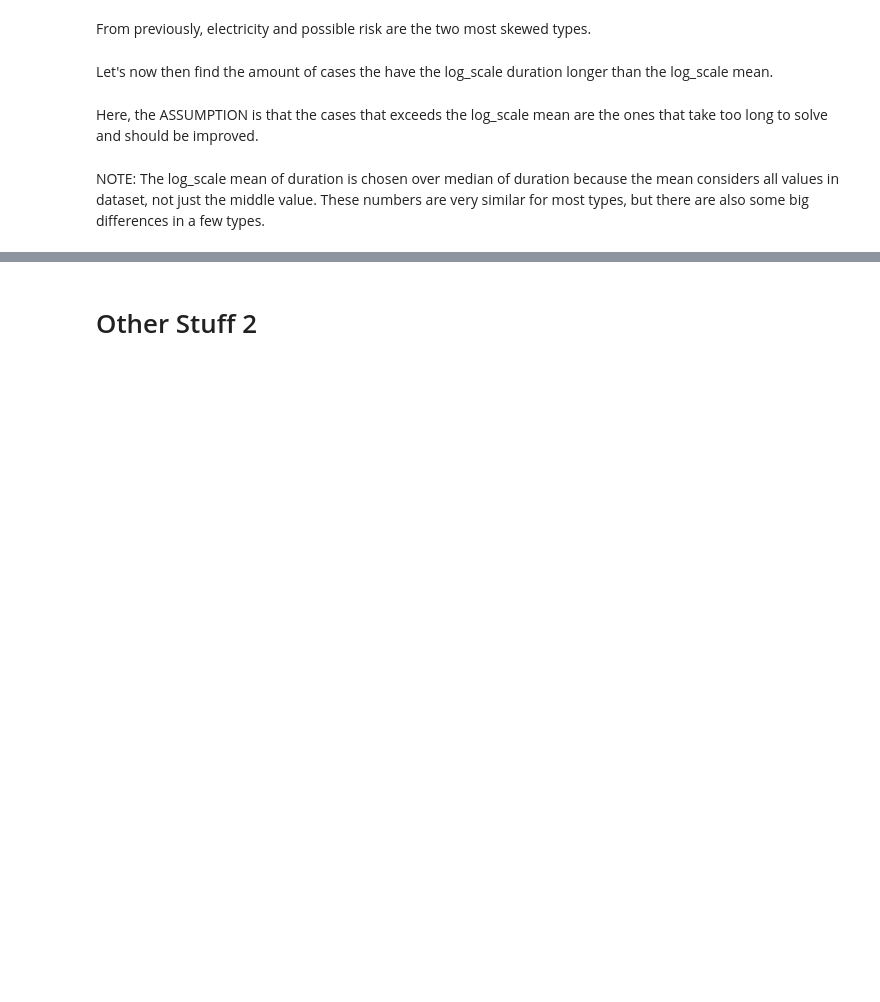
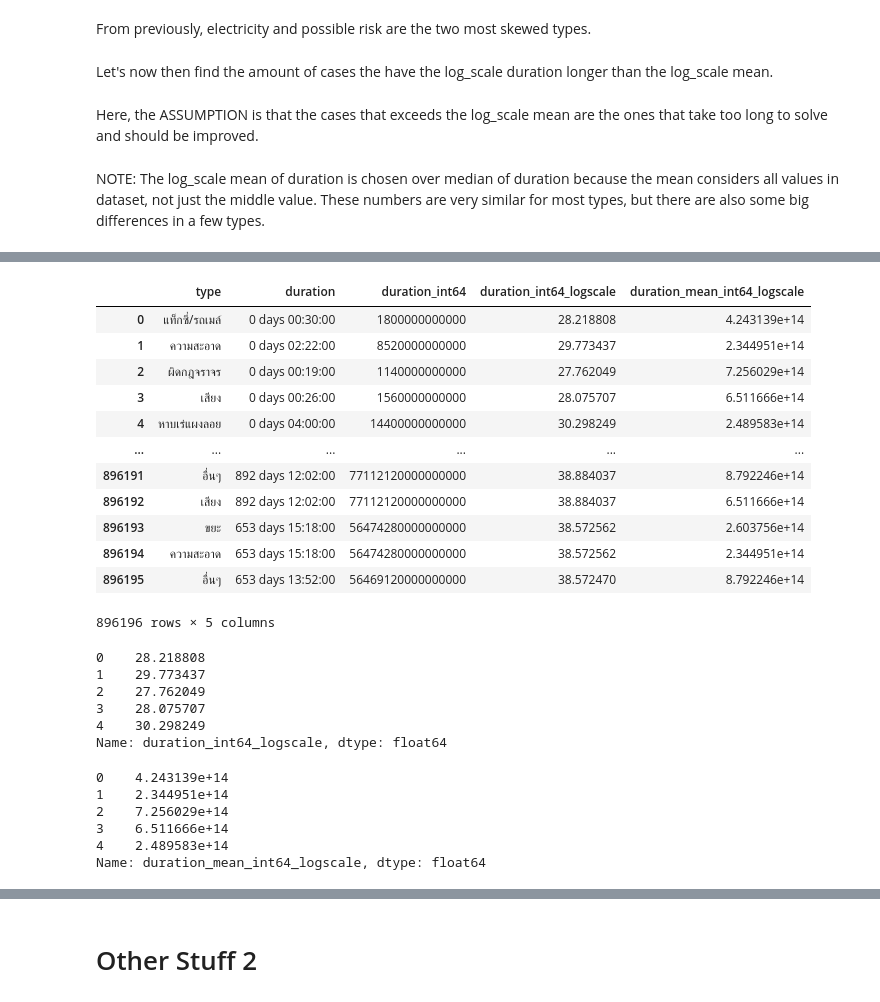
Before and after one commit to KhopSun/ChAMP_DataTrack_DADS, a Jupyter notebook: Question2_Part3.ipynb, the cells around one changed output, grey strips where cells are left out. Drawn from its saved outputs; the diff is of its cells as text; code cells hidden in the pictures; blank space fills up the shorter version.

Commit message:
Found a problem with duration mean logscale

```diff
--- a/Question2_Part3.ipynb
+++ b/Question2_Part3.ipynb
@@ -833,3 +833,5 @@ Let's now then find the amount of cases the have the log_scale duration longer t
 Here, the ASSUMPTION is that the cases that exceeds the log_scale mean are the ones that take too long to solve and should be improved.
 # %% [markdown]
 NOTE: The log_scale mean of duration is chosen over median of duration because the mean considers all values in dataset, not just the middle value. These numbers are very similar for most types, but there are also some big differences in a few types.
+# %%
+combined_exploded_averages_df_bkk = pd.read_csv('Combined_Cases_And_Logs_Exploded_Averages_Bangkok_Plot.csv')
@@ -835,0 +861,34 @@ NOTE: The log_scale mean of duration is chosen over median of duration because t
+# %%
+combined_exploded_averages_df_bkk[['type', 'duration', 'duration_int64', 'duration_int64_logscale', 'duration_mean_int64_logscale']]
+# %% [output]
+|  | type | duration | duration_int64 | duration_int64_logscale | duration_mean_int64_logscale |
+| 0 | แท็กซี่/รถเมล์ | 0 days 00:30:00 | 1800000000000 | 28.218808 | 4.243139e+14 |
+| 1 | ความสะอาด | 0 days 02:22:00 | 8520000000000 | 29.773437 | 2.344951e+14 |
+| 2 | ผิดกฎจราจร | 0 days 00:19:00 | 1140000000000 | 27.762049 | 7.256029e+14 |
+| 3 | เสียง | 0 days 00:26:00 | 1560000000000 | 28.075707 | 6.511666e+14 |
+| 4 | หาบเร่แผงลอย | 0 days 04:00:00 | 14400000000000 | 30.298249 | 2.489583e+14 |
+| ... | ... | ... | ... | ... | ... |
+| 896191 | อื่นๆ | 892 days 12:02:00 | 77112120000000000 | 38.884037 | 8.792246e+14 |
+| 896192 | เสียง | 892 days 12:02:00 | 77112120000000000 | 38.884037 | 6.511666e+14 |
+| 896193 | ขยะ | 653 days 15:18:00 | 56474280000000000 | 38.572562 | 2.603756e+14 |
+| 896194 | ความสะอาด | 653 days 15:18:00 | 56474280000000000 | 38.572562 | 2.344951e+14 |
+| 896195 | อื่นๆ | 653 days 13:52:00 | 56469120000000000 | 38.572470 | 8.792246e+14 |
+896196 rows × 5 columns
+# %%
+combined_exploded_averages_df_bkk['duration_int64_logscale'].head()
+# %% [output]
+0    28.218808
+1    29.773437
+2    27.762049
+3    28.075707
+4    30.298249
+Name: duration_int64_logscale, dtype: float64
+# %%
+combined_exploded_averages_df_bkk['duration_mean_int64_logscale'].head()
+# %% [output]
+0    4.243139e+14
+1    2.344951e+14
+2    7.256029e+14
+3    6.511666e+14
+4    2.489583e+14
+Name: duration_mean_int64_logscale, dtype: float64
```
Also changed, not shown: parts of 4 cells of this notebook.
